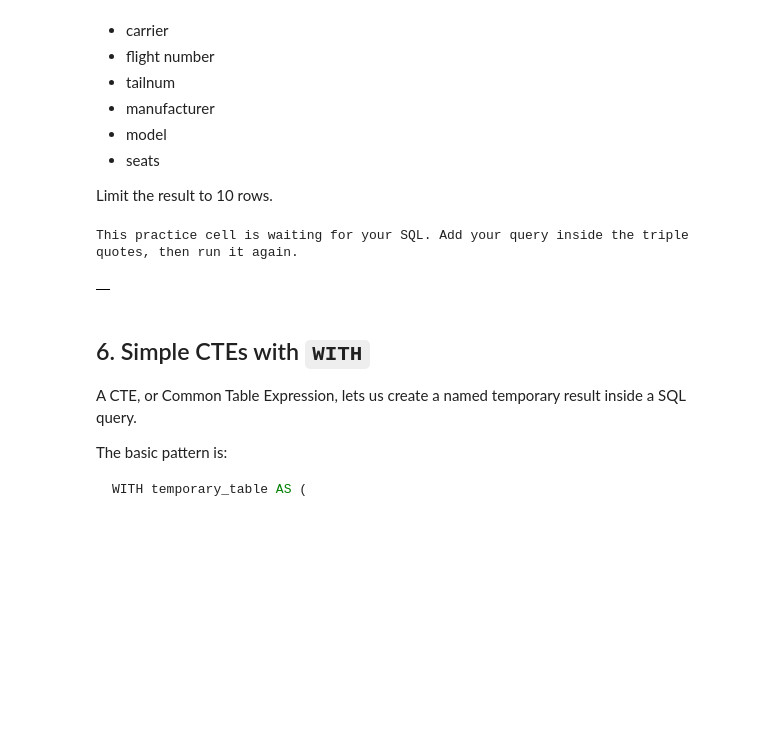
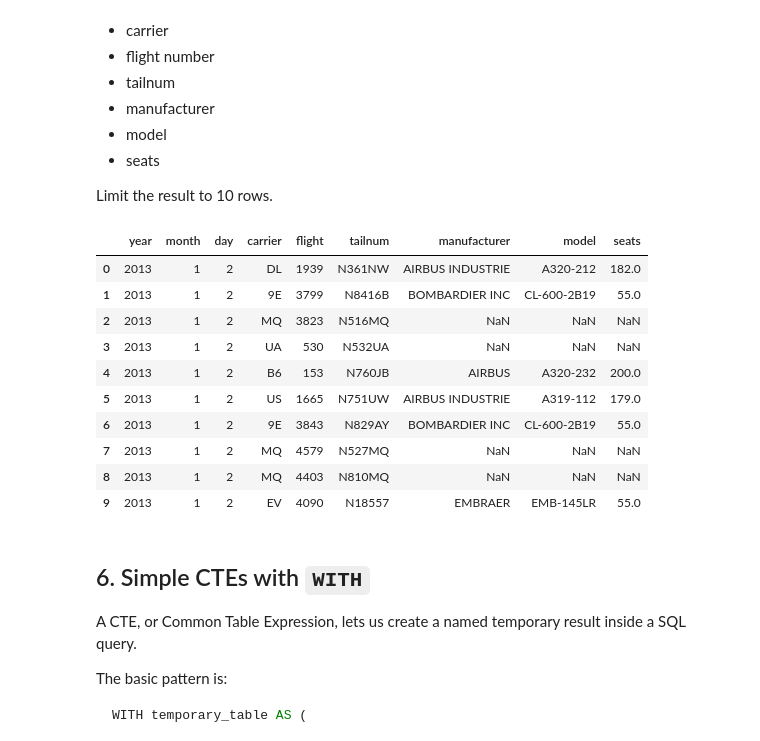
Before and after one commit to JoeG-UTSA/BAN6003-Week09-10-JoeGarcia, a Jupyter notebook: notebooks/module10_sql_joins_abt_guided_lab.ipynb, the cells around one changed output. Cells and saved outputs as stored; diff of their text form; code cells hidden in the pictures; blank space fills up the shorter version.

```diff
--- a/notebooks/module10_sql_joins_abt_guided_lab.ipynb
+++ b/notebooks/module10_sql_joins_abt_guided_lab.ipynb
@@ -425,14 +425,27 @@ Limit the result to 10 rows.
 # %%
 # Your Turn 2
 
 query = '''
-
+SELECT f.year, f.month, f.day, f.carrier, f.flight, f.tailnum, p.manufacturer, p.model, p.seats
+FROM flights AS f
+LEFT JOIN planes AS p
+    ON f.tailnum = p.tailnum
+limit 10;
 '''
 
 run_query(query, engine)
 # %% [output]
-This practice cell is waiting for your SQL. Add your query inside the triple quotes, then run it again.
-|  |
+|  | year | month | day | carrier | flight | tailnum | manufacturer | model | seats |
+| 0 | 2013 | 1 | 2 | DL | 1939 | N361NW | AIRBUS INDUSTRIE | A320-212 | 182.0 |
+| 1 | 2013 | 1 | 2 | 9E | 3799 | N8416B | BOMBARDIER INC | CL-600-2B19 | 55.0 |
+| 2 | 2013 | 1 | 2 | MQ | 3823 | N516MQ | NaN | NaN | NaN |
+| 3 | 2013 | 1 | 2 | UA | 530 | N532UA | NaN | NaN | NaN |
+| 4 | 2013 | 1 | 2 | B6 | 153 | N760JB | AIRBUS | A320-232 | 200.0 |
+| 5 | 2013 | 1 | 2 | US | 1665 | N751UW | AIRBUS INDUSTRIE | A319-112 | 179.0 |
+| 6 | 2013 | 1 | 2 | 9E | 3843 | N829AY | BOMBARDIER INC | CL-600-2B19 | 55.0 |
+| 7 | 2013 | 1 | 2 | MQ | 4579 | N527MQ | NaN | NaN | NaN |
+| 8 | 2013 | 1 | 2 | MQ | 4403 | N810MQ | NaN | NaN | NaN |
+| 9 | 2013 | 1 | 2 | EV | 4090 | N18557 | EMBRAER | EMB-145LR | 55.0 |
 # %% [markdown]
 ## 6. Simple CTEs with `WITH`
 
```
Also changed, not shown: parts of 9 cells of this notebook.
